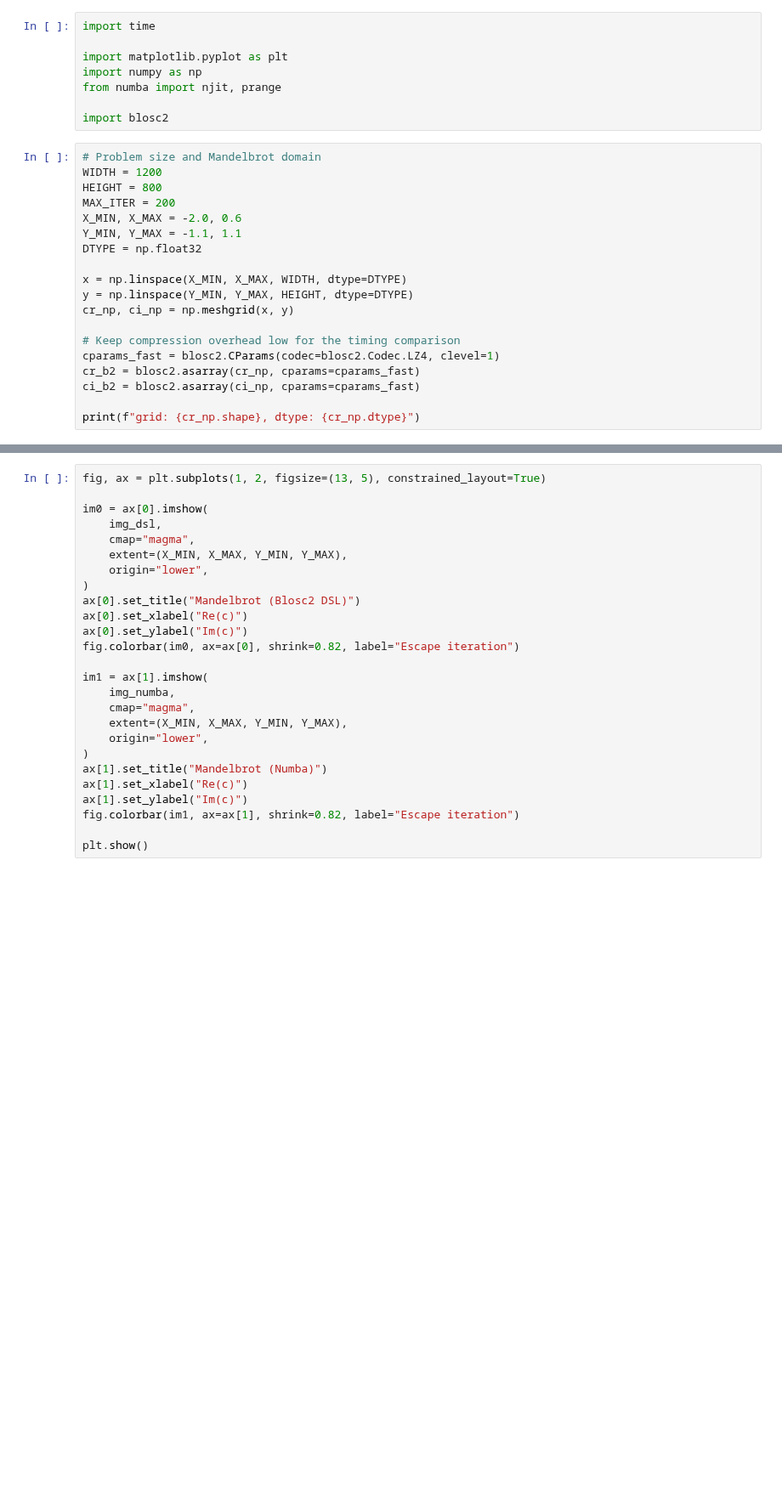
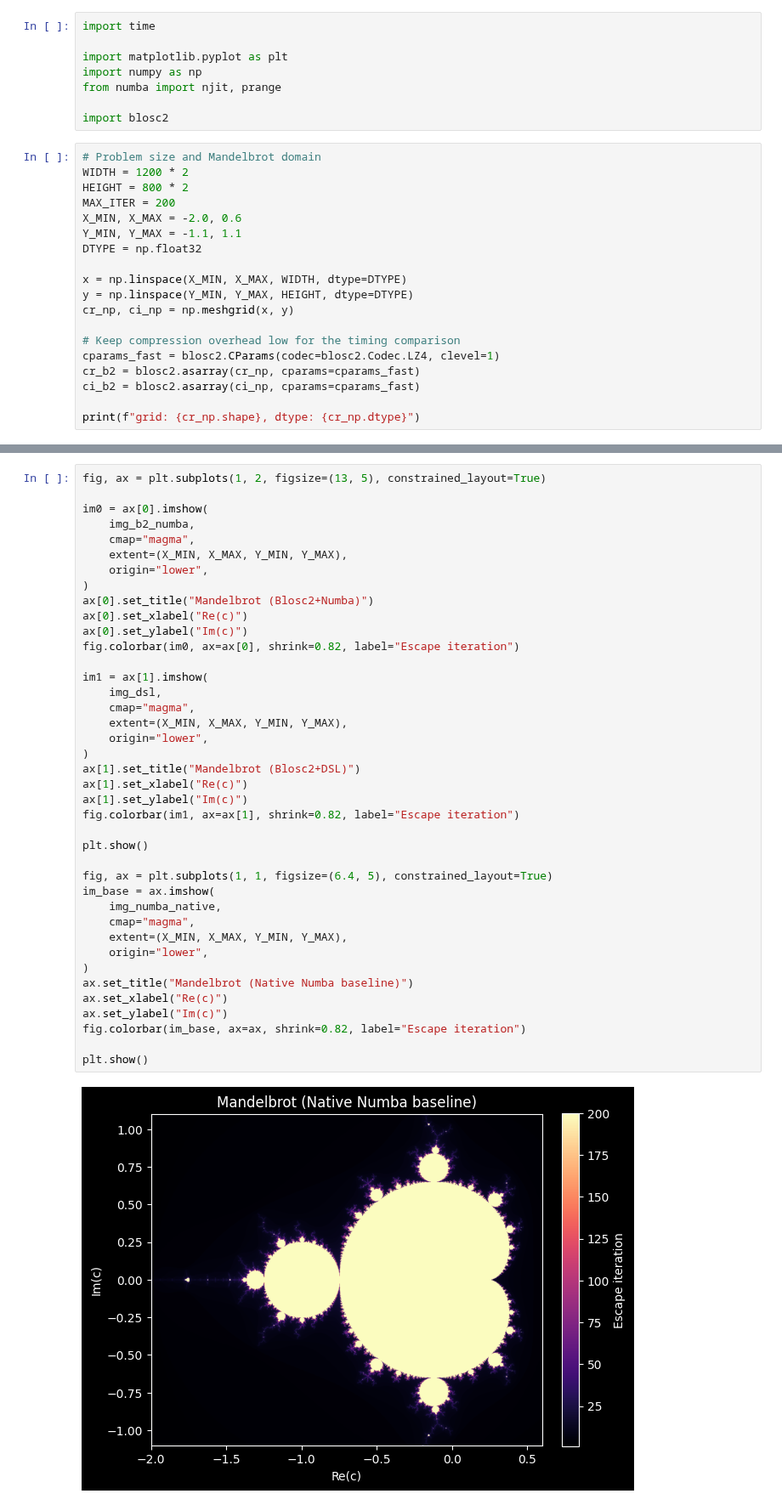
Before and after one commit to Blosc/python-blosc2, a Jupyter notebook: examples/ndarray/mandelbrot-dsl.ipynb, the cells around one changed output, grey strips where cells are left out. Shown at 85% size. Drawn from its saved outputs; the diff is of its cells as text; blank space fills up the shorter version.

Commit message:
Add blosc2+numba in the comparison chart

```diff
--- a/examples/ndarray/mandelbrot-dsl.ipynb
+++ b/examples/ndarray/mandelbrot-dsl.ipynb
@@ -18,8 +16,8 @@ from numba import njit, prange
 import blosc2
 # %%
 # Problem size and Mandelbrot domain
-WIDTH = 1200
-HEIGHT = 800
+WIDTH = 1200 * 2
+HEIGHT = 800 * 2
 MAX_ITER = 200
 X_MIN, X_MAX = -2.0, 0.6
 Y_MIN, Y_MAX = -1.1, 1.1
@@ -142,27 +223,43 @@ print(f"max |dsl-numba|:   {max_abs_diff:.6f}")
 # %%
 fig, ax = plt.subplots(1, 2, figsize=(13, 5), constrained_layout=True)
 
 im0 = ax[0].imshow(
+    img_b2_numba,
+    cmap="magma",
+    extent=(X_MIN, X_MAX, Y_MIN, Y_MAX),
+    origin="lower",
+)
+ax[0].set_title("Mandelbrot (Blosc2+Numba)")
+ax[0].set_xlabel("Re(c)")
+ax[0].set_ylabel("Im(c)")
+fig.colorbar(im0, ax=ax[0], shrink=0.82, label="Escape iteration")
+
+im1 = ax[1].imshow(
     img_dsl,
     cmap="magma",
     extent=(X_MIN, X_MAX, Y_MIN, Y_MAX),
     origin="lower",
 )
-ax[0].set_title("Mandelbrot (Blosc2 DSL)")
-ax[0].set_xlabel("Re(c)")
-ax[0].set_ylabel("Im(c)")
-fig.colorbar(im0, ax=ax[0], shrink=0.82, label="Escape iteration")
-
-im1 = ax[1].imshow(
-    img_numba,
-    cmap="magma",
-    extent=(X_MIN, X_MAX, Y_MIN, Y_MAX),
-    origin="lower",
-)
-ax[1].set_title("Mandelbrot (Numba)")
+ax[1].set_title("Mandelbrot (Blosc2+DSL)")
 ax[1].set_xlabel("Re(c)")
 ax[1].set_ylabel("Im(c)")
 fig.colorbar(im1, ax=ax[1], shrink=0.82, label="Escape iteration")
 
 plt.show()
+
+fig, ax = plt.subplots(1, 1, figsize=(6.4, 5), constrained_layout=True)
+im_base = ax.imshow(
+    img_numba_native,
+    cmap="magma",
+    extent=(X_MIN, X_MAX, Y_MIN, Y_MAX),
+    origin="lower",
+)
+ax.set_title("Mandelbrot (Native Numba baseline)")
+ax.set_xlabel("Re(c)")
+ax.set_ylabel("Im(c)")
+fig.colorbar(im_base, ax=ax, shrink=0.82, label="Escape iteration")
+
+plt.show()
+# %% [output]
+[figure, added]
 # %%
```
Also changed, not shown: parts of 6 cells of this notebook.
